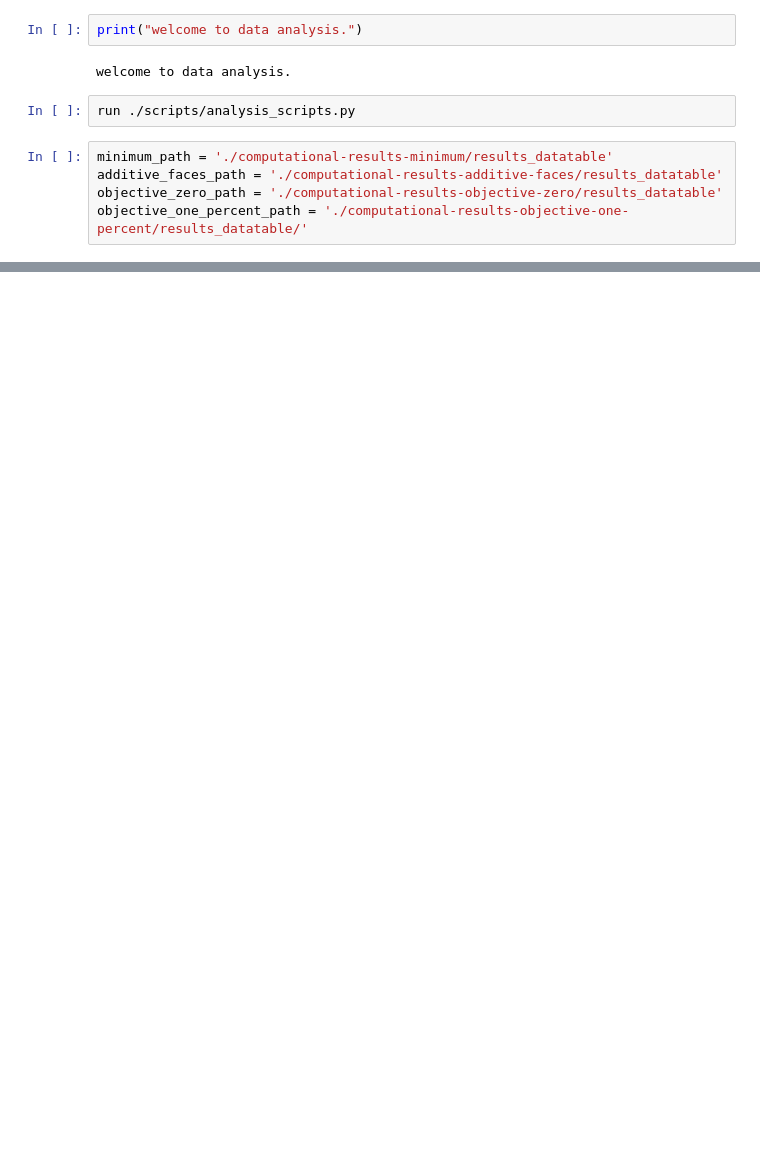
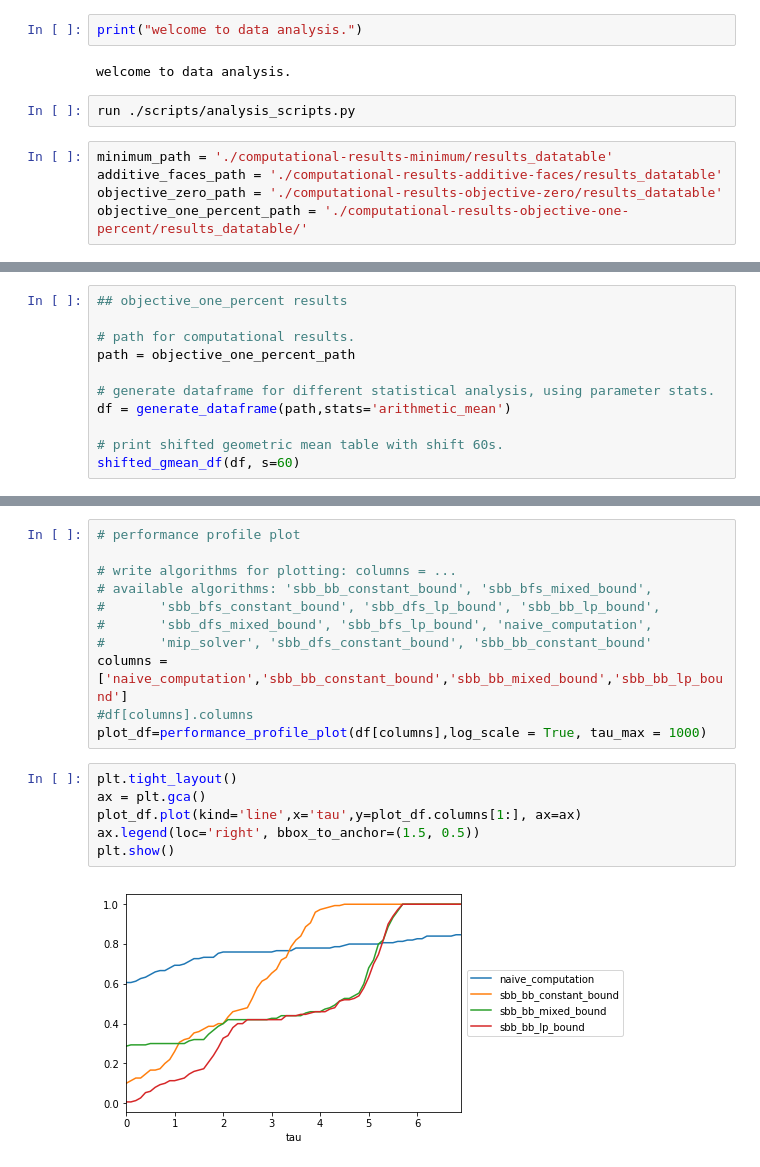
Before and after one commit to jiawei-wang-ucd/jiawei-computations, a Jupyter notebook: data_analysis.ipynb, the cells around one changed output, grey strips where cells are left out. Cells and saved outputs as stored; diff of their text form; blank space fills up the shorter version.

```diff
--- a/data_analysis.ipynb
+++ b/data_analysis.ipynb
@@ -66,0 +78,11 @@ plt.show()
+# %%
+## objective_one_percent results
+
+# path for computational results.
+path = objective_one_percent_path
+
+# generate dataframe for different statistical analysis, using parameter stats.
+df = generate_dataframe(path,stats='arithmetic_mean')
+
+# print shifted geometric mean table with shift 60s.
+shifted_gmean_df(df, s=60)
@@ -66,0 +92,19 @@ plt.show()
+# %%
+# performance profile plot
+
+# write algorithms for plotting: columns = ...
+# available algorithms: 'sbb_bb_constant_bound', 'sbb_bfs_mixed_bound',
+#       'sbb_bfs_constant_bound', 'sbb_dfs_lp_bound', 'sbb_bb_lp_bound',
+#       'sbb_dfs_mixed_bound', 'sbb_bfs_lp_bound', 'naive_computation',
+#       'mip_solver', 'sbb_dfs_constant_bound', 'sbb_bb_constant_bound'
+columns = ['naive_computation','sbb_bb_constant_bound','sbb_bb_mixed_bound','sbb_bb_lp_bound']
+#df[columns].columns
+plot_df=performance_profile_plot(df[columns],log_scale = True, tau_max = 1000)
+# %%
+plt.tight_layout()
+ax = plt.gca()
+plot_df.plot(kind='line',x='tau',y=plot_df.columns[1:], ax=ax)
+ax.legend(loc='right', bbox_to_anchor=(1.5, 0.5))
+plt.show()
+# %% [output]
+[figure, added]
```
Also changed, not shown: parts of 15 cells of this notebook, 1 other file.
